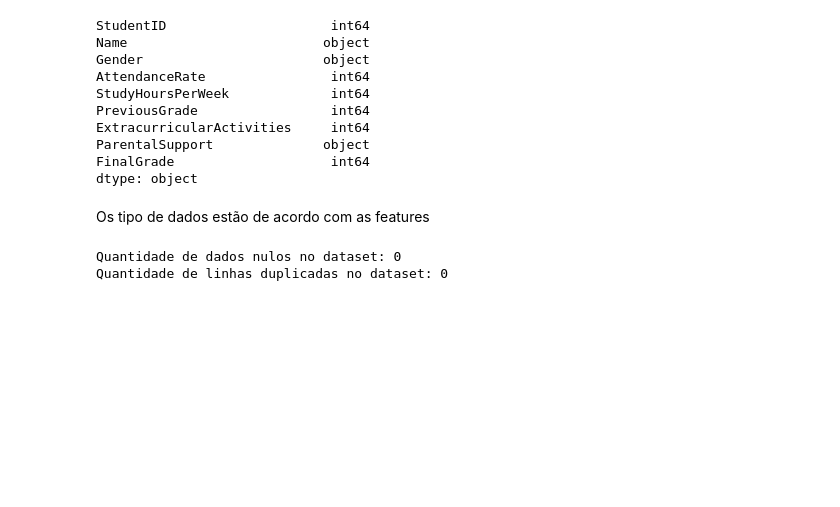
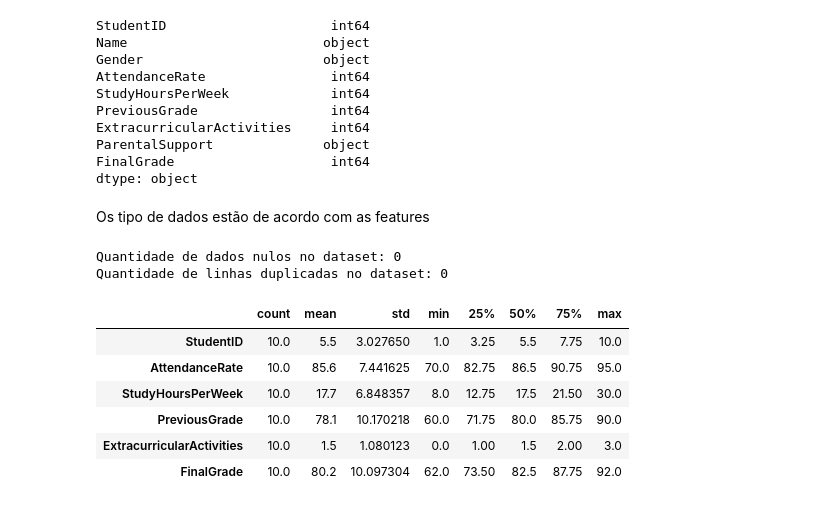
Before and after one commit to torvess/student_performance_predictions_01-09-2024, a Jupyter notebook: model_predict.ipynb, the cells around one changed output. Saved outputs shown, nothing was run; the diff lists cells and outputs as text; code cells hidden in the pictures; blank space fills up the shorter version.

```diff
--- a/model_predict.ipynb
+++ b/model_predict.ipynb
@@ -61,3 +63,14 @@ print(f'Quantidade de linhas duplicadas no dataset: {dados_orig.duplicated().sum
 # %% [output]
 Quantidade de dados nulos no dataset: 0
 Quantidade de linhas duplicadas no dataset: 0
+# %%
+# estatisticas
+dados_orig.describe().T
+# %% [output]
+|  | count | mean | std | min | 25% | 50% | 75% | max |
+| StudentID | 10.0 | 5.5 | 3.027650 | 1.0 | 3.25 | 5.5 | 7.75 | 10.0 |
+| AttendanceRate | 10.0 | 85.6 | 7.441625 | 70.0 | 82.75 | 86.5 | 90.75 | 95.0 |
+| StudyHoursPerWeek | 10.0 | 17.7 | 6.848357 | 8.0 | 12.75 | 17.5 | 21.50 | 30.0 |
+| PreviousGrade | 10.0 | 78.1 | 10.170218 | 60.0 | 71.75 | 80.0 | 85.75 | 90.0 |
+| ExtracurricularActivities | 10.0 | 1.5 | 1.080123 | 0.0 | 1.00 | 1.5 | 2.00 | 3.0 |
+| FinalGrade | 10.0 | 80.2 | 10.097304 | 62.0 | 73.50 | 82.5 | 87.75 | 92.0 |
```
Also changed, not shown: parts of 8 cells of this notebook.
